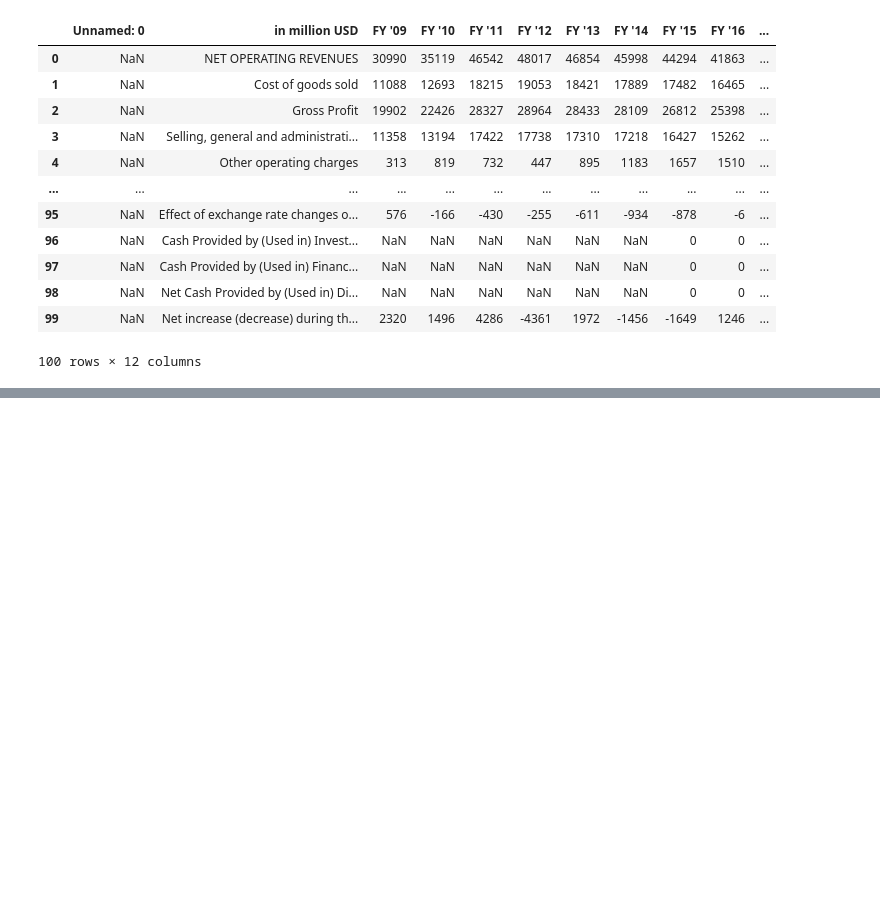
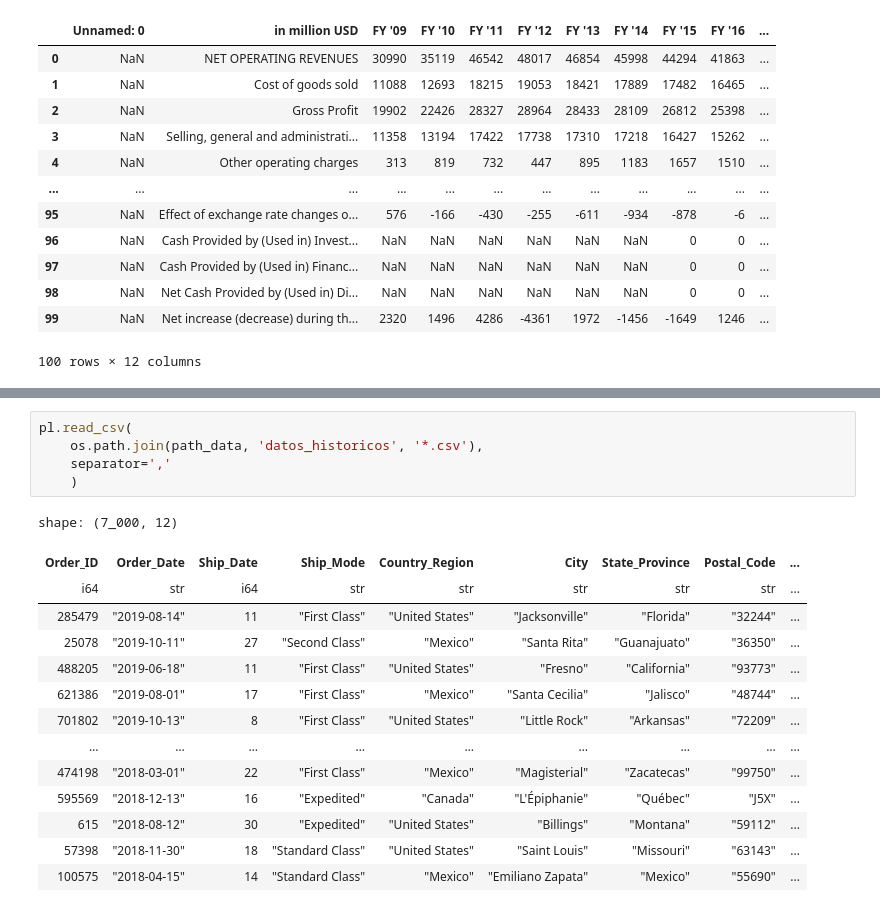
Before and after one commit to JuanAlMora/curso-codigofacilito-python-procesos-etl-modernos, a Jupyter notebook: Extraccion/Extraccion_Archivos_Planos.ipynb, the cells around one changed output, grey strips where cells are left out. Saved outputs shown, nothing was run; the diff lists cells and outputs as text; blank space fills up the shorter version.

```diff
--- a/Extraccion/Extraccion_Archivos_Planos.ipynb
+++ b/Extraccion/Extraccion_Archivos_Planos.ipynb
@@ -139,0 +165,20 @@ pd.read_excel(
+# %%
+pl.read_csv(
+    os.path.join(path_data, 'datos_historicos', '*.csv'),
+    separator=','
+    )
+# %% [output]
+shape: (7_000, 12)
+| Order_ID | Order_Date | Ship_Date | Ship_Mode | Country_Region | City | State_Province | Postal_Code | ... |
+| i64 | str | i64 | str | str | str | str | str | ... |
+| 285479 | "2019-08-14" | 11 | "First Class" | "United States" | "Jacksonville" | "Florida" | "32244" | ... |
+| 25078 | "2019-10-11" | 27 | "Second Class" | "Mexico" | "Santa Rita" | "Guanajuato" | "36350" | ... |
+| 488205 | "2019-06-18" | 11 | "First Class" | "United States" | "Fresno" | "California" | "93773" | ... |
+| 621386 | "2019-08-01" | 17 | "First Class" | "Mexico" | "Santa Cecilia" | "Jalisco" | "48744" | ... |
+| 701802 | "2019-10-13" | 8 | "First Class" | "United States" | "Little Rock" | "Arkansas" | "72209" | ... |
+| … | … | … | … | … | … | … | … | ... |
+| 474198 | "2018-03-01" | 22 | "First Class" | "Mexico" | "Magisterial" | "Zacatecas" | "99750" | ... |
+| 595569 | "2018-12-13" | 16 | "Expedited" | "Canada" | "L'Épiphanie" | "Québec" | "J5X" | ... |
+| 615 | "2018-08-12" | 30 | "Expedited" | "United States" | "Billings" | "Montana" | "59112" | ... |
+| 57398 | "2018-11-30" | 18 | "Standard Class" | "United States" | "Saint Louis" | "Missouri" | "63143" | ... |
+| 100575 | "2018-04-15" | 14 | "Standard Class" | "Mexico" | "Emiliano Zapata" | "Mexico" | "55690" | ... |
```
Also changed, not shown: parts of 15 cells of this notebook.
